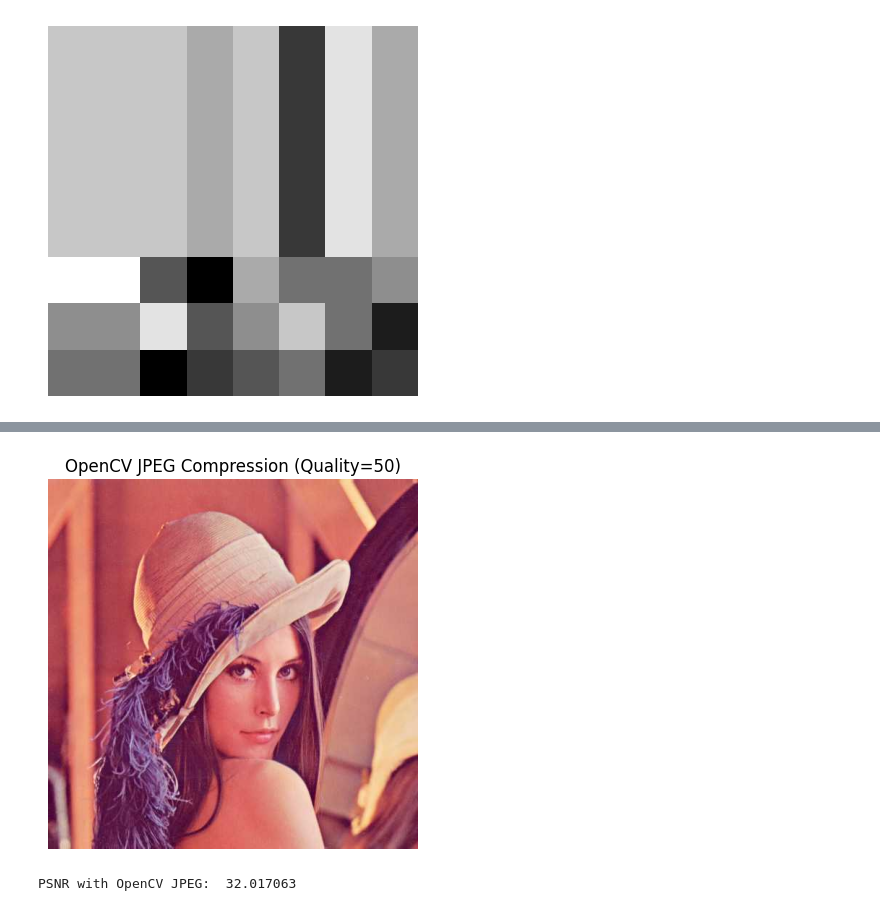
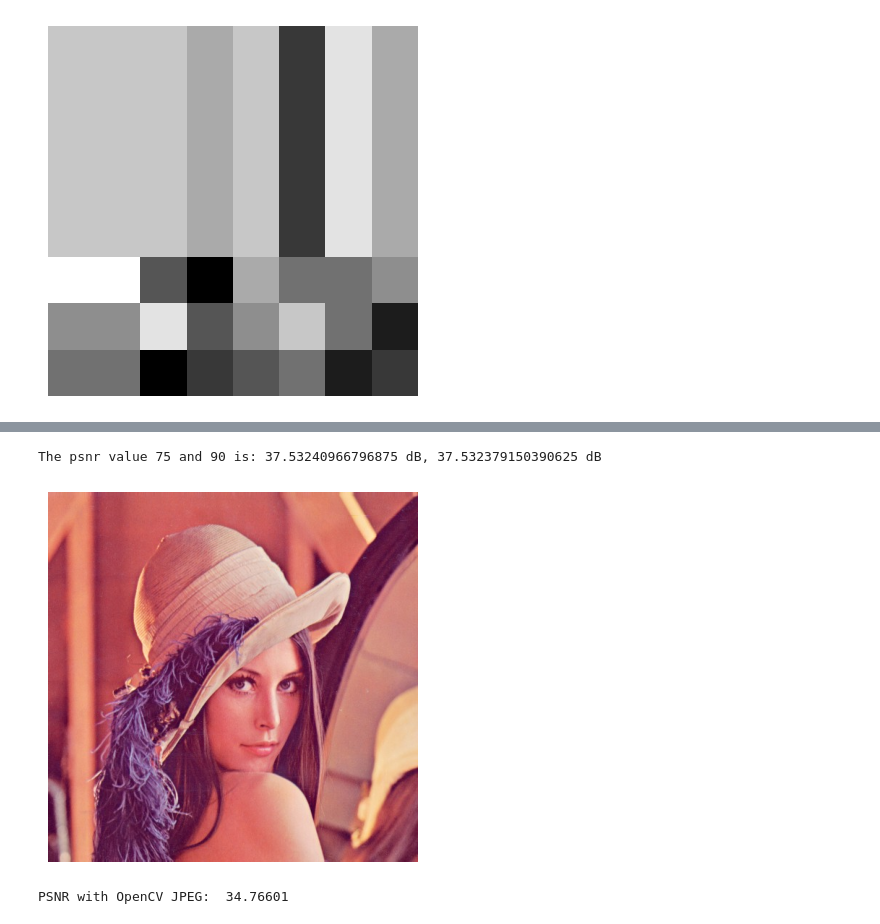
Before and after one commit to Abhijeet-KC/Image_Processing, a Jupyter notebook: 6. JPEG_Compression/Code.ipynb, the cells around one changed output, grey strips where cells are left out. Drawn from its saved outputs; the diff is of its cells as text; code cells hidden in the pictures.

```diff
--- a/6. JPEG_Compression/Code.ipynb
+++ b/6. JPEG_Compression/Code.ipynb
@@ -256,18 +295,20 @@ The psnr value is: 37.532379150390625 dB
+# %%
+print(f"The psnr value 75 and 90 is: {psnr_val75} dB, {psnr_val90} dB")
+# %% [output]
+The psnr value 75 and 90 is: 37.53240966796875 dB, 37.532379150390625 dB
 # %%
 # 12. BONUS TASKS
 # a. Try different Q matrices
 # b. Set subsample=False in jpeg_compress() to disable chroma subsampling
 # c. Compare OpenCV JPEG
-_, encoded = cv2.imencode('.jpg', cv2.cvtColor(img, cv2.COLOR_RGB2BGR), [int(cv2.IMWRITE_JPEG_QUALITY), 50])
+_, encoded = cv2.imencode('.jpg', cv2.cvtColor(img, cv2.COLOR_RGB2BGR), [int(cv2.IMWRITE_JPEG_QUALITY), 90])
 decoded = cv2.imdecode(encoded, 1)
 decoded_rgb = cv2.cvtColor(decoded, cv2.COLOR_BGR2RGB)
 
 plt.imshow(decoded_rgb)
-plt.title("OpenCV JPEG Compression (Quality=50)")
 plt.axis('off')
 plt.show()
-
 print("PSNR with OpenCV JPEG: ", psnr(img.astype(np.float32), decoded_rgb.astype(np.float32)))
 # %% [output]
-[figure, old version]
+[figure, new version]
-PSNR with OpenCV JPEG:  32.017063
+PSNR with OpenCV JPEG:  34.76601
```
Also changed, not shown: parts of 13 cells of this notebook.
